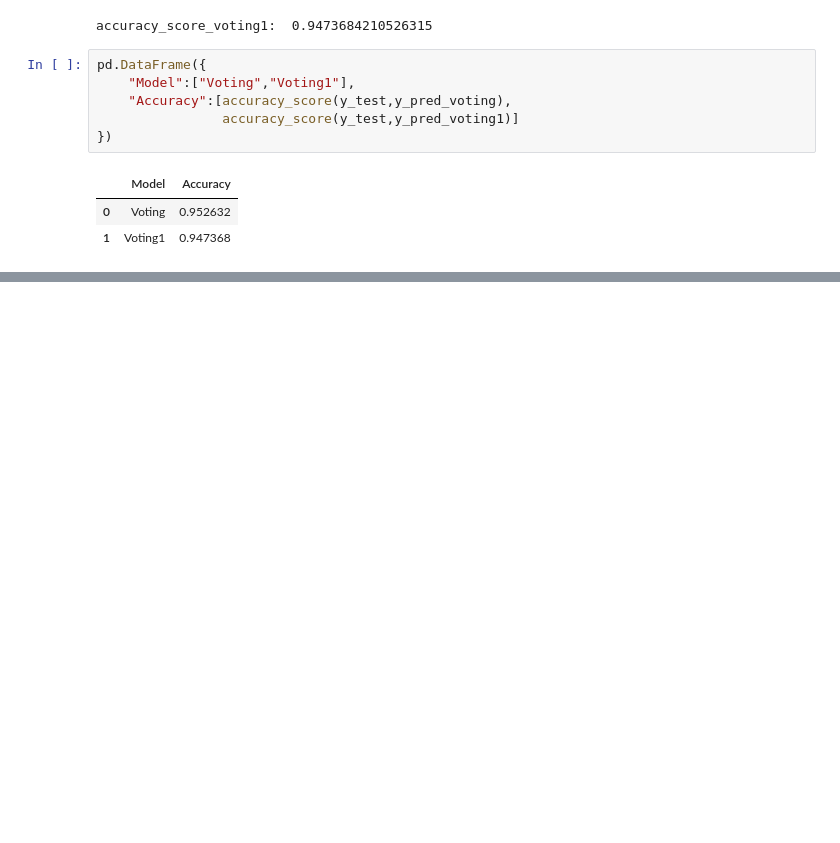
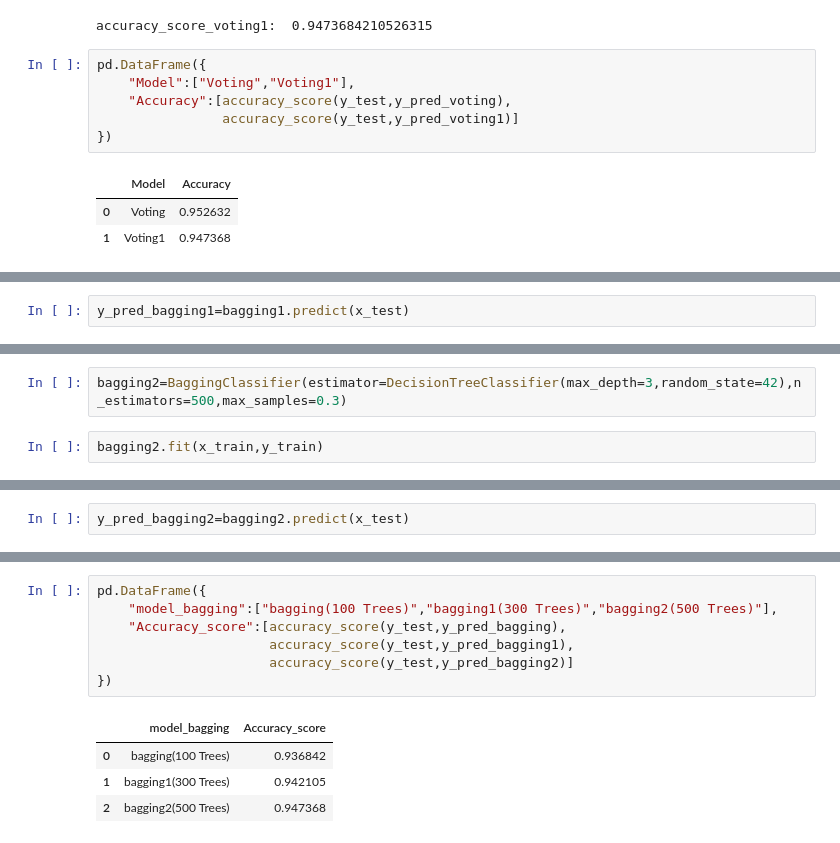
Before and after one commit to Rupesh-Mane/credit-card-fraud-detection, a Jupyter notebook: notebook/credit_card_fraud_detection.ipynb, the cells around one changed output, grey strips where cells are left out. Cells and saved outputs as stored; diff of their text form; blank space fills up the shorter version.

Commit message:
Bagging Classifier

```diff
--- a/notebook/credit_card_fraud_detection.ipynb
+++ b/notebook/credit_card_fraud_detection.ipynb
@@ -1286,0 +1384,2 @@ pd.DataFrame({
+# %%
+y_pred_bagging1=bagging1.predict(x_test)
@@ -1286,0 +1425,4 @@ pd.DataFrame({
+# %%
+bagging2=BaggingClassifier(estimator=DecisionTreeClassifier(max_depth=3,random_state=42),n_estimators=500,max_samples=0.3)
+# %%
+bagging2.fit(x_train,y_train)
@@ -1286,0 +1433,2 @@ pd.DataFrame({
+# %%
+y_pred_bagging2=bagging2.predict(x_test)
@@ -1286,0 +1474,12 @@ pd.DataFrame({
+# %%
+pd.DataFrame({
+    "model_bagging":["bagging(100 Trees)","bagging1(300 Trees)","bagging2(500 Trees)"],
+    "Accuracy_score":[accuracy_score(y_test,y_pred_bagging),
+                      accuracy_score(y_test,y_pred_bagging1),
+                      accuracy_score(y_test,y_pred_bagging2)]
+})
+# %% [output]
+|  | model_bagging | Accuracy_score |
+| 0 | bagging(100 Trees) | 0.936842 |
+| 1 | bagging1(300 Trees) | 0.942105 |
+| 2 | bagging2(500 Trees) | 0.947368 |
```
Also changed, not shown: parts of 31 cells of this notebook.
